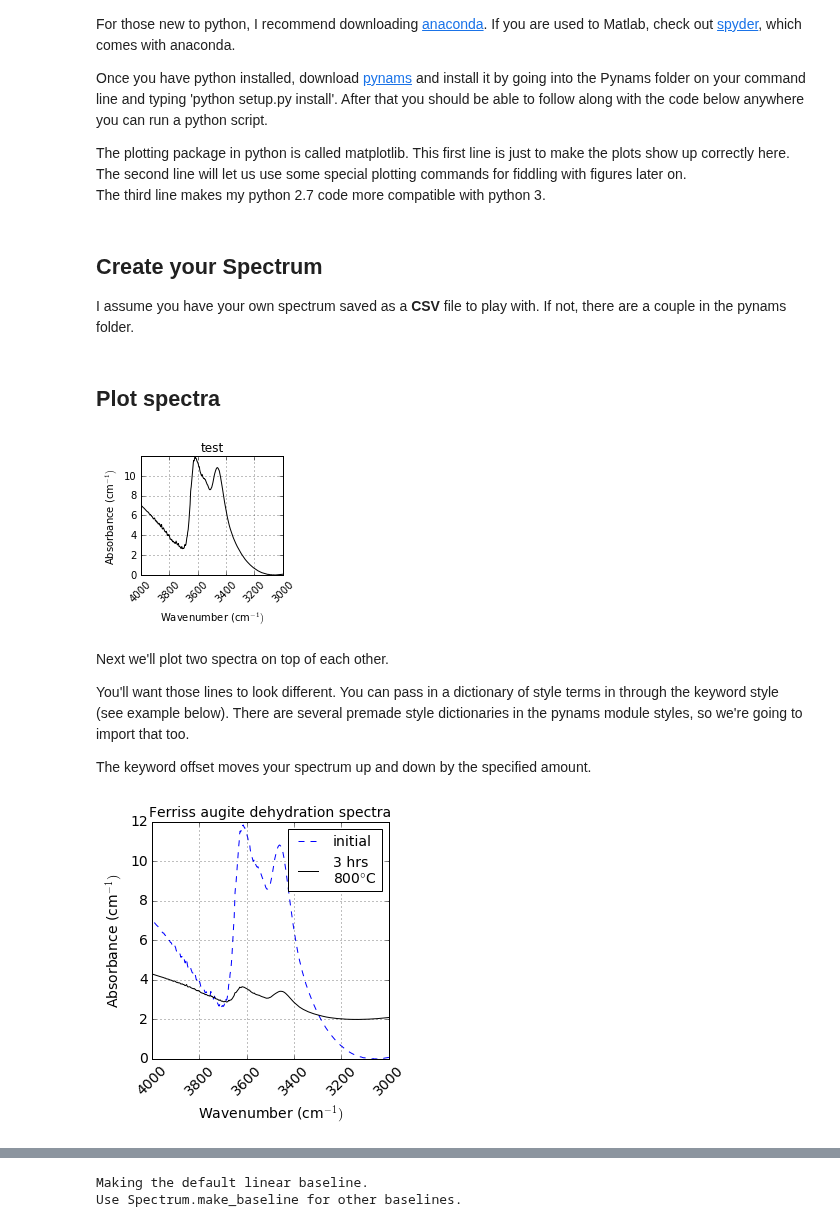
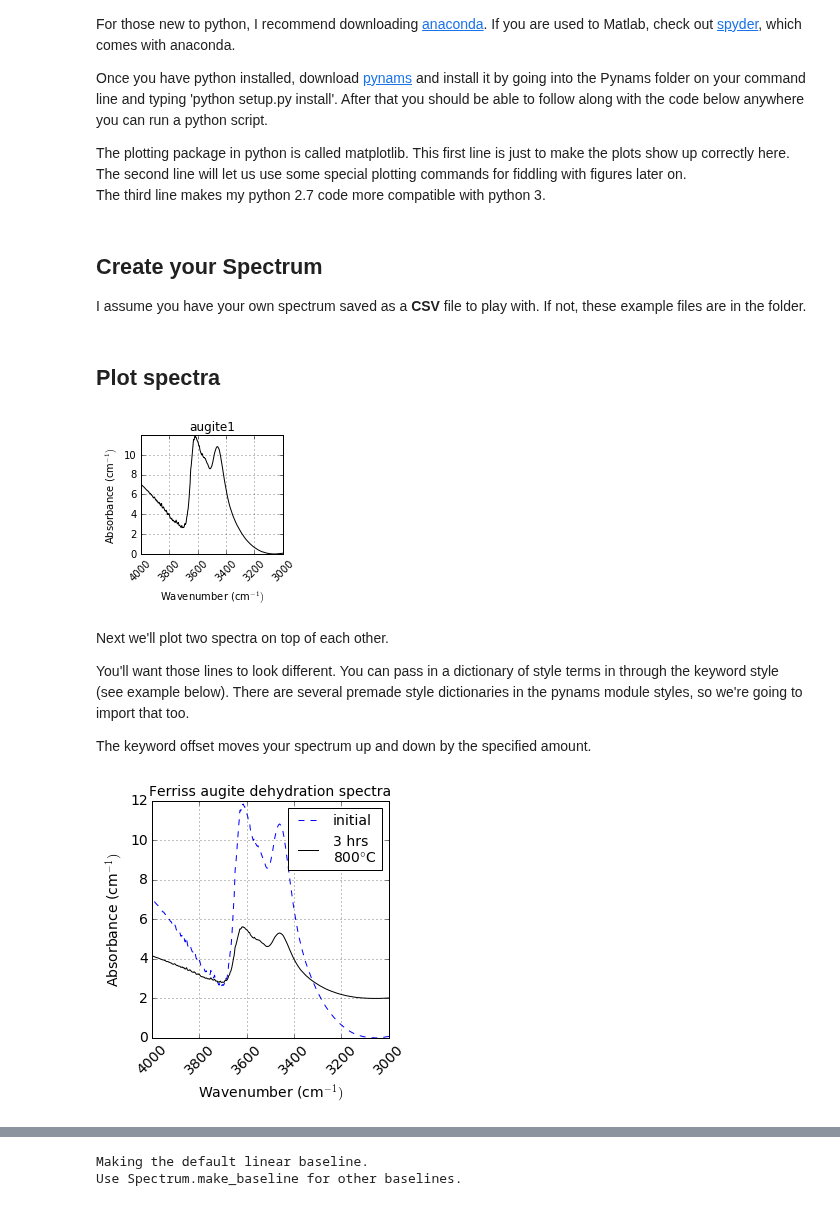
Before and after one commit to EFerriss/Pynams, a Jupyter notebook: EXAMPLES.ipynb, the cells around one changed output, grey strips where cells are left out. Drawn from its saved outputs; the diff is of its cells as text; code cells hidden in the pictures.

```diff
--- a/EXAMPLES.ipynb
+++ b/EXAMPLES.ipynb
@@ -19,17 +19,17 @@ import matplotlib.pyplot as plt
 from __future__ import print_function, division
 # %% [markdown]
 ## Create your Spectrum
-I assume you have your own spectrum saved as a **CSV** file to play with. If not, there are a couple in the pynams folder.
+I assume you have your own spectrum saved as a **CSV** file to play with. If not, these example files are in the  folder.
 # %%
 from pynams import Spectrum
-FTIR_file_location = 'C:\\Users\\Ferriss\\Documents\\FTIR\\'
-spectrum = Spectrum(fname='test', folder=FTIR_file_location, thickness_microns=268.)
+FTIR_file_location = 'C:\\Users\\Ferriss\\Documents\\Code\\Pynams\\pynams\\example_FTIR_spectra\\'
+spectrum_augite1 = Spectrum(fname='augite1', folder=FTIR_file_location, thickness_microns=268.)
 # %% [markdown]
 ## Plot spectra
 # %%
-fig, ax = spectrum.plot_spectrum()
+fig, ax = spectrum_augite1.plot_spectrum()
 # %% [output]
-[figure, old version]
+[figure, new version]
 # %% [markdown]
 Next we'll plot two spectra on top of each other.
 
@@ -38,28 +38,28 @@ You'll want those lines to look different. You can pass in a dictionary of style
 The keyword offset moves your spectrum up and down by the specified amount.
 # %%
 # Making second spectrum called spectrum2 the same way as spectrum above
-spectrum2 = Spectrum(fname = 'pynamsDemo2', thickness_microns = 876.4, folder=FTIR_file_location)
+spectrum_augite2 = Spectrum(fname = 'augite2', thickness_microns = 876.4, folder=FTIR_file_location)
 
 # A larger plot with two spectra and a legend
 from pynams import styles
-fig, ax = spectrum.plot_spectrum(style=styles.style_initial, label='initial')
-spectrum2.plot_spectrum(axes=ax, style=styles.style_1, label='3 hrs\n800$\degree$C', offset=2.)
+fig, ax = spectrum_augite1.plot_spectrum(style=styles.style_initial, label='initial')
+spectrum_augite2.plot_spectrum(axes=ax, style=styles.style_1, label='3 hrs\n800$\degree$C', offset=2.)
 fig.set_size_inches(5, 5)
 
 # the y-axis limits should be set to whatever is appropriate for your spectra
 ax.set_ylim(0, 12.)
 
 ax.set_title('Ferriss augite dehydration spectra', fontsize=14)
 hleg = ax.legend(loc=1, fontsize=14)
 
 # change font sizes
 # this line is why we imported matplotlib.pyplot at the beginning
 plt.tick_params(axis='both', which='major', labelsize=14)
 
 ax.xaxis.label.set_size(14)
 ax.yaxis.label.set_size(14)
 # %% [output]
-[figure, old version]
+[figure, new version]
 # %% [markdown]
 ## Make baselines
 The default is a line between wavenumbers 3200 and 3700 cm-1, but you can also make quadratic baselines (linetype='quadratic') or cubic splines (linetype='spline'; these can take awhile to run) and change the wavenumber range. Here are some examples:
```
Also changed, not shown: parts of 29 cells of this notebook, 27 other files.
